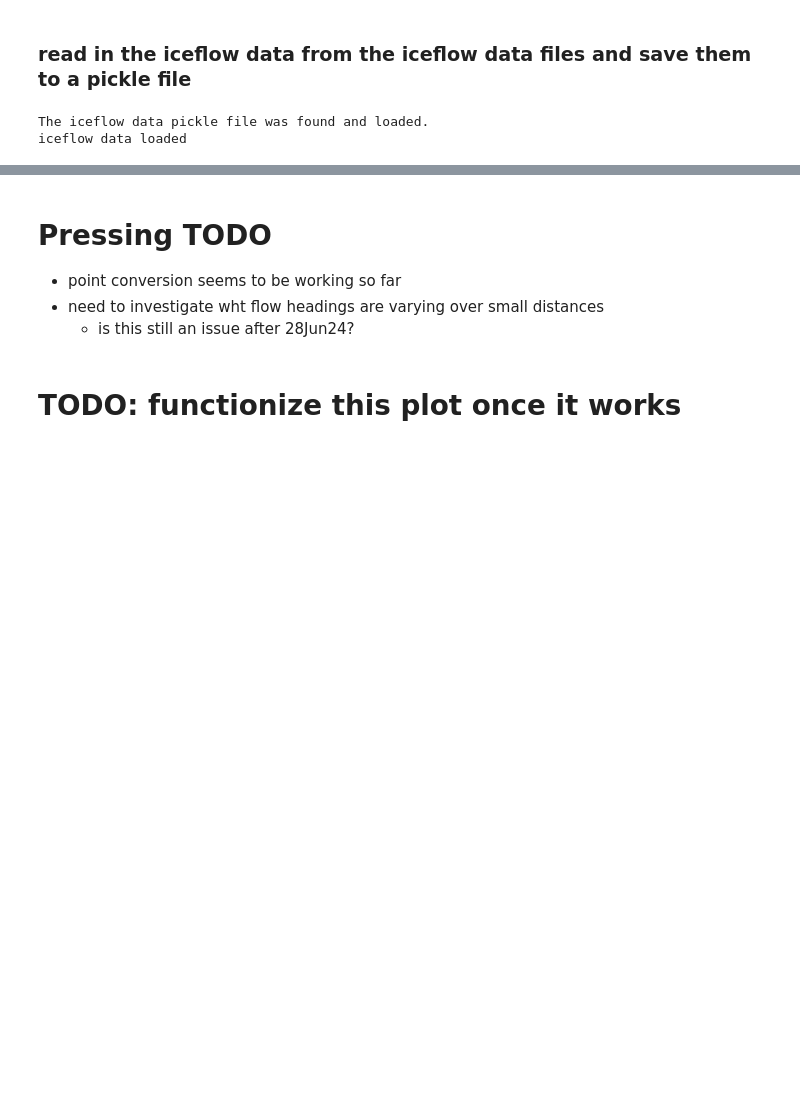
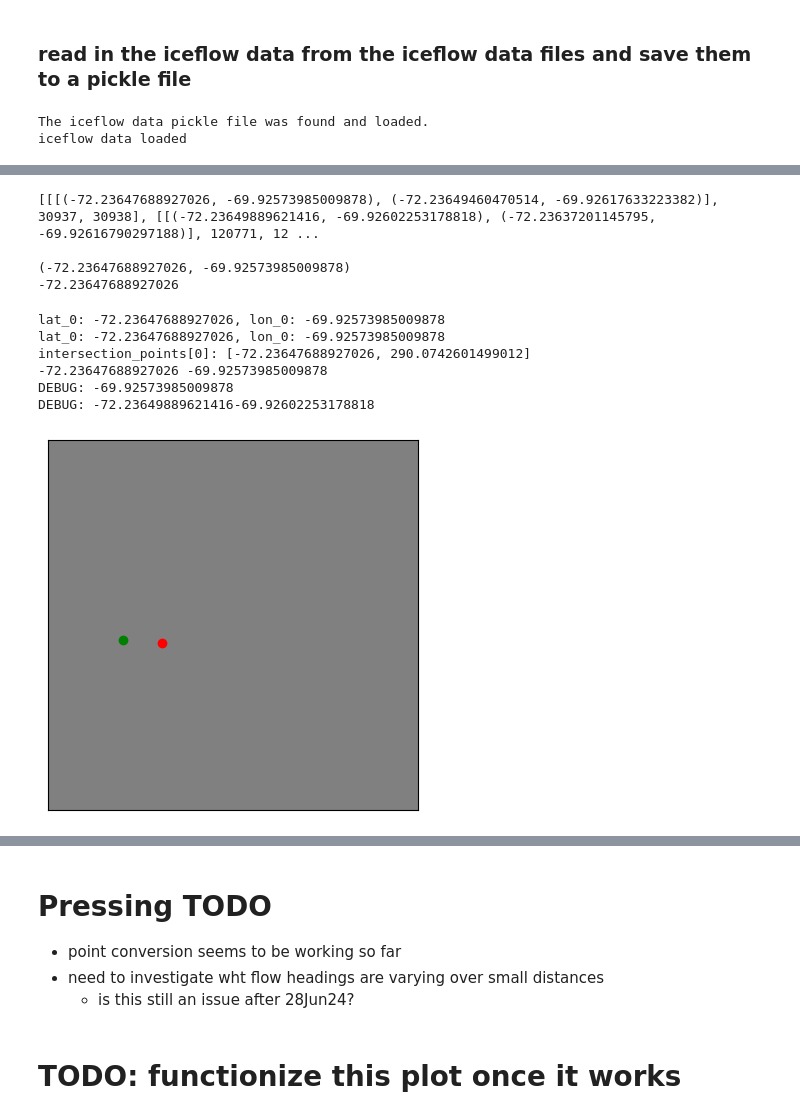
Before and after one commit to richardmoser/cresis_project, a Jupyter notebook: doit.ipynb, the cells around one changed output, grey strips where cells are left out. Cells and saved outputs as stored; diff of their text form; code cells hidden in the pictures; blank space fills up the shorter version.

```diff
--- a/doit.ipynb
+++ b/doit.ipynb
@@ -36,10 +39,13 @@ season = "2016_Antarctica_DC8"
 # flight = "20181109_01"
 # flight = "20181112_02"  # the problem flight
     # plots fake crossovers along the curved path
-# flight = "20161024_05"
 # flight = "20161111_05"
     # probably too close to the coast to be useful
 flight = "20161024_05"
+flight = "20161014_05"
+    # todo: figure out why there are weird None values for some of the iceflow stuff in this run
+        # hopefully it is contained to this run
+
 # flight = "20141025_05"
 # flight = "20141026_06"
     # this one is 1/3 of an orbit and produces a bunch of bunk crossovers
@@ -508,4 +583,76 @@ for layer in layers:
         corrected_twtt = layer.twtt - layers[0].twtt  # normalize against the surface layer
         # corrected_twtt = layer.twtt
         layer.twtt_corrected = corrected_twtt
+# %%
+# print(segment_ends[0])
+print(segment_ends[0])
+print()
+print(segment_ends[0][0][0][0])
+print(segment_ends[0][0][0][0][0])
+leg_1 = segment_ends[0][0][0]
+leg_2 = segment_ends[0][1][0]
+# print(f"leg_1: {leg_1}")
+# print(f"leg_2: {leg_2}")
+# %% [output]
+[[[(-72.23647688927026, -69.92573985009878), (-72.23649460470514, -69.92617633223382)], 30937, 30938], [[(-72.23649889621416, -69.92602253178818), (-72.23637201145795, -69.92616790297188)], 120771, 12 ...
+
+(-72.23647688927026, -69.92573985009878)
+-72.23647688927026
+# %%
+# plot the two legs
+lat_0 = segment_ends[0][0][0][0][0]
+lon_0 = segment_ends[0][0][0][0][1]
+
+print(f"lat_0: {lat_0}, lon_0: {lon_0}")
+# if lon_0 < 0:
+    # lon_0 = 360 + lon_0
+# if lon_0 > 180:
+    # lon_0 = (lon_0 - 180)
+print(f"lat_0: {lat_0}, lon_0: {lon_0}")
+
+# print the first intersection point
+print(f"intersection_points[0]: {intersection_points[0]}")
+scale = 25
+llcrnrx = -scale
+llcrnry = -scale
+urcrnrx = scale
+urcrnry = scale
+offset = 20000
+
+print(leg_1[0][0], leg_1[0][1])
+
+m = Basemap(projection='ortho', lat_0=leg_1[0][0], lon_0=leg_1[0][1], llcrnrx=llcrnrx, llcrnry=llcrnry, urcrnrx=urcrnrx, urcrnry=urcrnry, resolution='l')
+# m = Basemap(projection='spstere', lat_0=-90, lat_ts=-71, lon_0=0, boundinglat=-80, resolution='c')
+m.drawcoastlines()
+m.fillcontinents(color='grey', lake_color='aqua')
+m.drawparallels(np.arange(-80., 81., 20.))
+m.drawmeridians(np.arange(-180., 181., 20.))
+
+debug_print(BRIGHT_MAGENTA, layers[0].lon[intersection_indices[0][0]])
+
+# plot the flight path
+# m.plot(layers[0].lon, layers[0].lat, latlon=True, color='lightgreen', linewidth=1)
+# plot the section of the flight path in the plot above
+# m.plot(layers[0].lon[intersection_indices[0][0] - offset:intersection_indices[0][0] + offset],
+       # layers[0].lat[intersection_indices[0][0] - offset:intersection_indices[0][0] + offset], latlon=True,
+       # color='green', linewidth=.25)
+
+# debug_print(BRIGHT_MAGENTA, leg_2[0], leg_2[0])
+debug_print(BRIGHT_MAGENTA, leg_2[0][0], leg_2[0][1])
+
+# m.scatter(intersection_points[0][0], intersection_points[0][1], color='darkred', linewidth=1, label='Crossover Point')
+
+# m.scatter(lon_0, lat_0, latlon=True, color='red', linewidth=0.5, label='Leg 1')
+m.scatter(leg_2[0][1], leg_2[0][0], latlon=True, color='red', linewidth=1, label='Leg 2')
+m.scatter(leg_1[1][1], leg_1[1][0], latlon=True, color='green', linewidth=1, label='Leg 1')
+
+plt.show()
+# %% [output]
+lat_0: -72.23647688927026, lon_0: -69.92573985009878
+lat_0: -72.23647688927026, lon_0: -69.92573985009878
+intersection_points[0]: [-72.23647688927026, 290.0742601499012]
+-72.23647688927026 -69.92573985009878
+DEBUG: -69.92573985009878
+DEBUG: -72.23649889621416-69.92602253178818
+[figure, added]
 # %%
```
Also changed, not shown: parts of 28 cells of this notebook, 9 other files.
